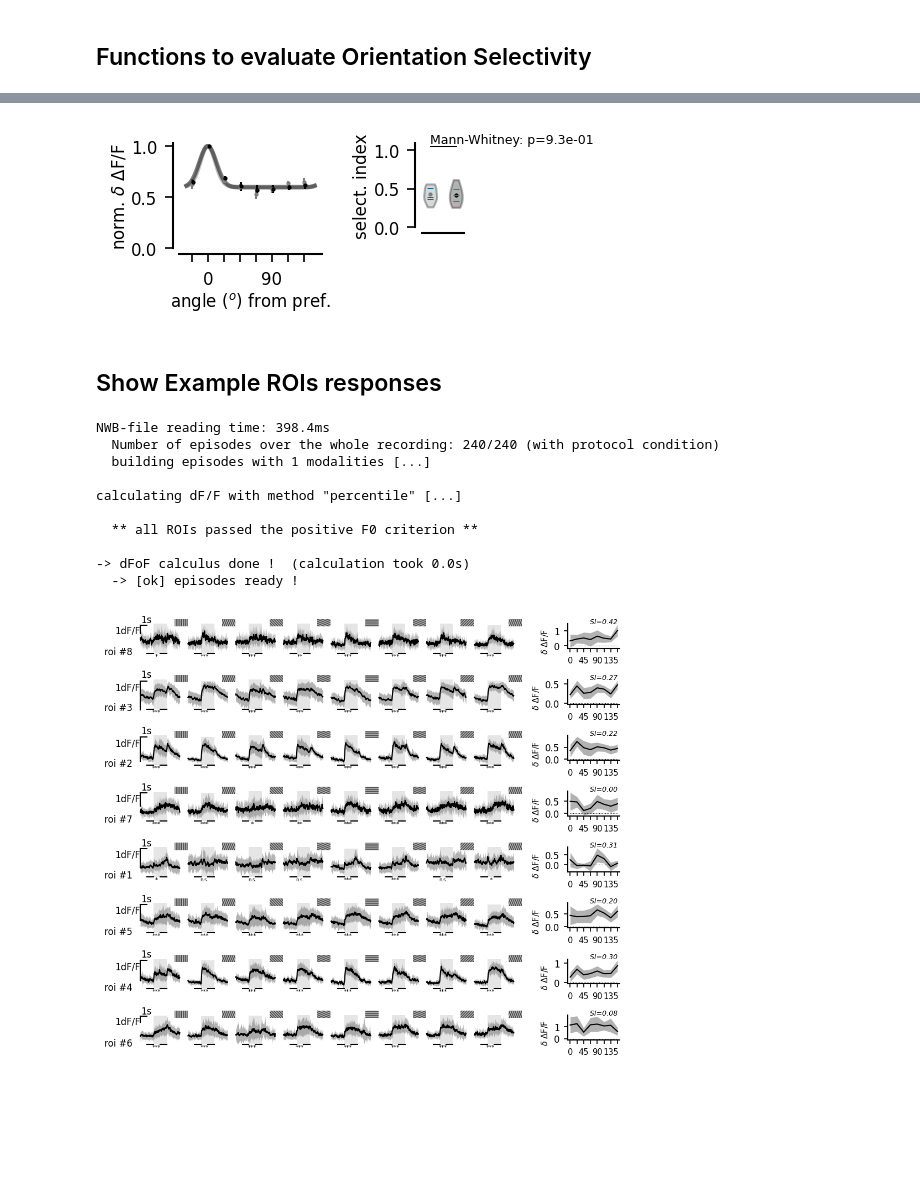
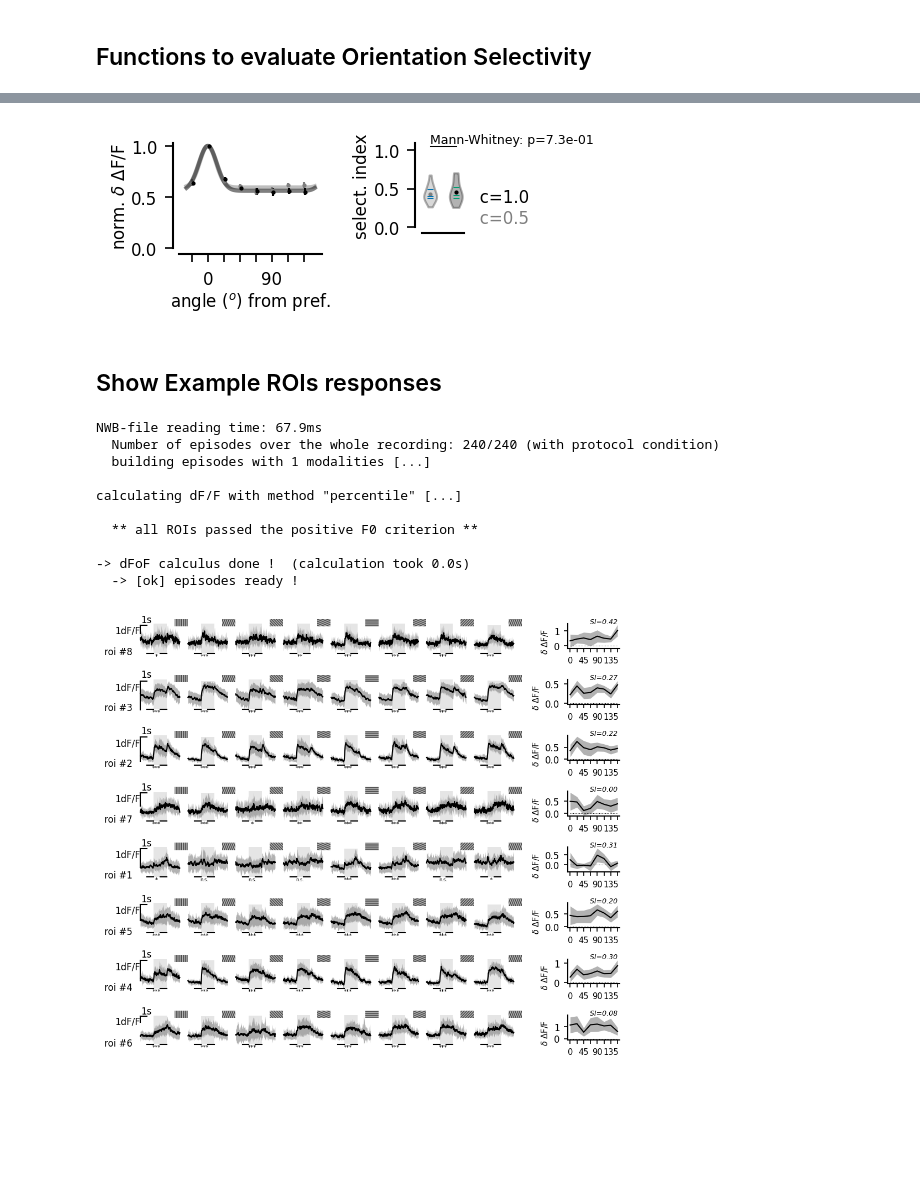
Before and after one commit to cibelemartinsp/2PhotonAnalyses, a Jupyter notebook: notebooks/Orientation-Selectivity.ipynb, the cells around one changed output, grey strips where cells are left out. Cells and saved outputs as stored; diff of their text form; code cells hidden in the pictures.

Commit message:
add contrast sensitivity nb

```diff
--- a/notebooks/Orientation-Selectivity.ipynb
+++ b/notebooks/Orientation-Selectivity.ipynb
@@ -399,35 +408,39 @@ def generate_comparison_figs(SUMMARY,
             else:
                 inset.annotate(i*'\n'+'\nn=%i %s (%i sessions, %i mice)' % (len(resp),
                                                     average_by, len(SUMMARY[key]['RESPONSES']),
                                                                     len(np.unique(SUMMARY[key]['subjects']))),
                                (0,0), fontsize=7,
                                va='top',color=colors[i], xycoords='axes fraction')
         except BaseException as be:
             pass
 
 
     # selectivity index
     for i, key in enumerate(cases):
         pt.violin(SIs[i], x=i, ax=inset, color=colors[i])
+        pt.annotate(inset, '   c=%.1f' % DATASET['contrasts'][i]+i*'\n', (1.,0), color=colors[i])
     if len(cases)==2:
         inset.plot([0,1], 1.05*np.ones(2), 'k-', lw=0.5)
         inset.annotate('Mann-Whitney: p=%.1e' % scipy.stats.mannwhitneyu(SIs[0], SIs[1]).pvalue,
                        (0, 1.09), fontsize=6)
     pt.set_plot(inset, xticks=[], ylabel='select. index', yticks=[0, 0.5, 1], ylim=[0, 1.09])
 
     ylabel=norm+'$\delta$ %s' % SUMMARY['quantity'].replace('dFoF', '$\Delta$F/F')
     pt.set_plot(ax, xlabel='angle ($^o$) from pref.',
                 ylabel=ylabel,
                 yticks=[0.,0.5,1],
                 xticks=SUMMARY['shifted_angle'],
                 xticks_labels=['%.0f'%s if (i%4==1) else '' for i,s in enumerate(SUMMARY['shifted_angle'])])
 
     return fig, ax
 
-fig, ax = generate_comparison_figs(SUMMARY, ['contrast0', 'contrast1'], average_by='sessions', norm='norm. ')
+fig, ax = generate_comparison_figs(SUMMARY,
+                                   cases=['contrast0', 'contrast1'],
+                                   average_by='sessions',
+                                   norm='norm. ')
 #fig.savefig(os.path.join(os.path.expanduser('~'), 'Desktop', 'fig.svg')
 # %% [output]
-[figure, old version]
+[figure, new version]
 # %% [markdown]
 ## Show Example ROIs responses
 # %%
@@ -532,7 +545,7 @@ def cell_tuning_example_fig(filename,
 fig = cell_tuning_example_fig(DATASET['files'][1], contrast=0.5)
 #fig.savefig(os.path.join(os.path.expanduser('~'), 'Desktop', 'fig.svg')
 # %% [output]
-NWB-file reading time: 398.4ms
+NWB-file reading time: 67.9ms
   Number of episodes over the whole recording: 240/240 (with protocol condition)
   building episodes with 1 modalities [...]
 
```
Also changed, not shown: parts of 4 cells of this notebook, 2 other files.
